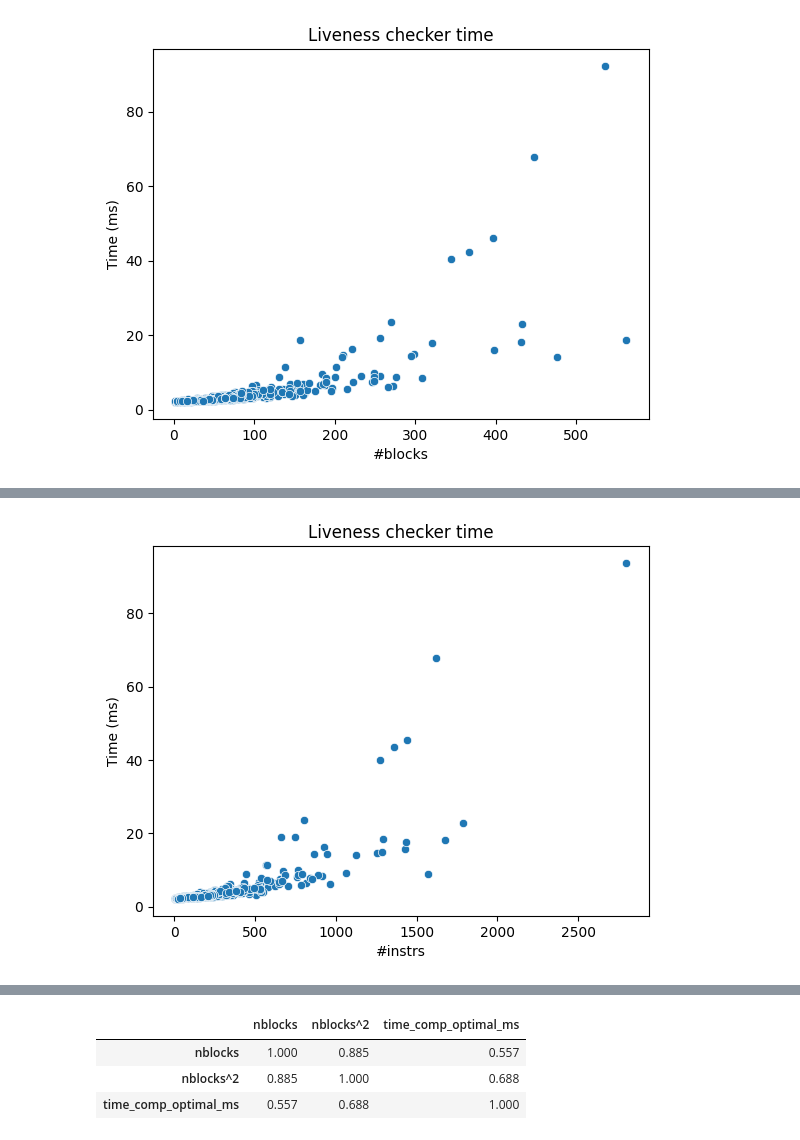
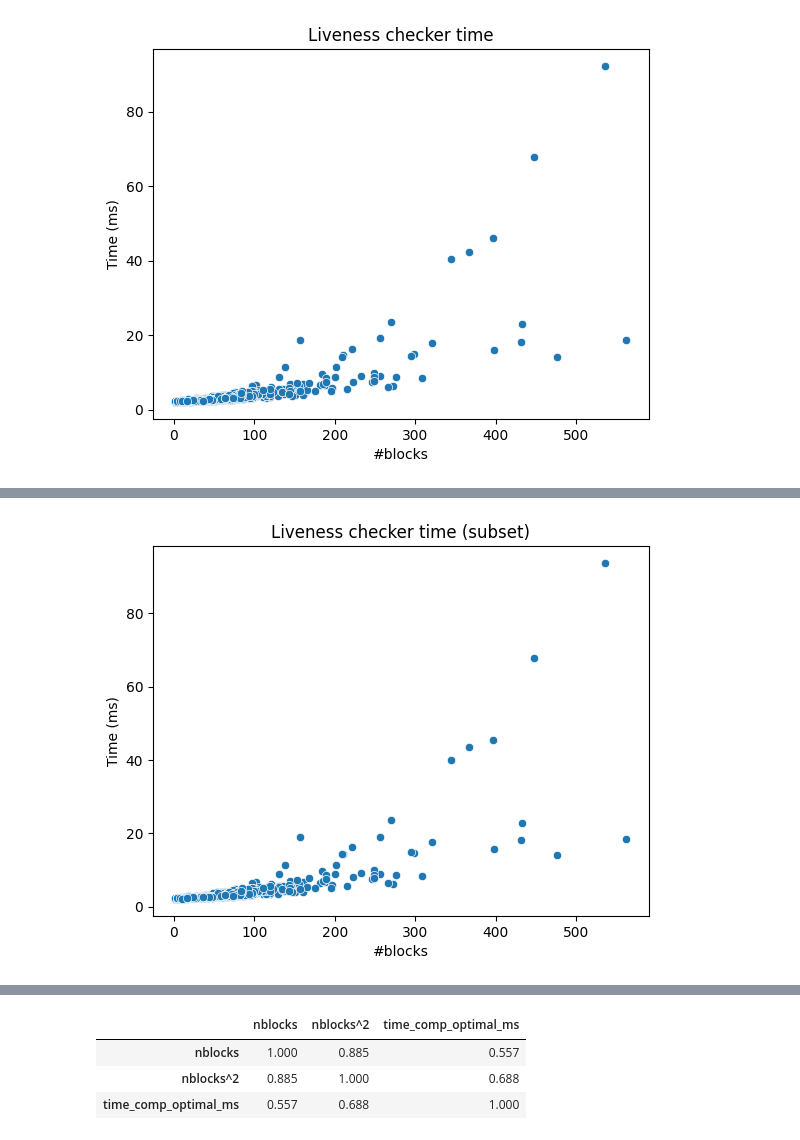
Before and after one commit to costa-group/foryu, a Jupyter notebook: benchmark/times.ipynb, the cells around one changed output, grey strips where cells are left out. Saved outputs shown, nothing was run; the diff lists cells and outputs as text; code cells hidden in the pictures.

```diff
--- a/benchmark/times.ipynb
+++ b/benchmark/times.ipynb
@@ -127,15 +173,15 @@ plt.show()
 # %%
 import seaborn as sns
 import matplotlib.pyplot as plt
 
 df["time_checker_subset_ms"] = df["time_checker_subset"] / 10**6
 
-sns.scatterplot(data=df, x="ninst", y="time_checker_subset_ms")
+sns.scatterplot(data=df, x="nblocks", y="time_checker_subset_ms")
 
-plt.xlabel("#instrs")
+plt.xlabel("#blocks")
 plt.ylabel("Time (ms)")
-plt.title("Liveness checker time")
+plt.title("Liveness checker time (subset)")
 plt.savefig("times_instr.png", dpi=500, bbox_inches='tight')
 plt.show()
 # %% [output]
-[figure, old version]
+[figure, new version]
```
Also changed, not shown: parts of 8 cells of this notebook, 6 other files.
